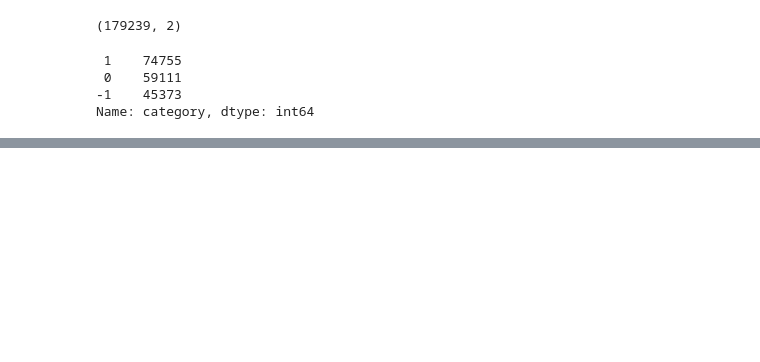
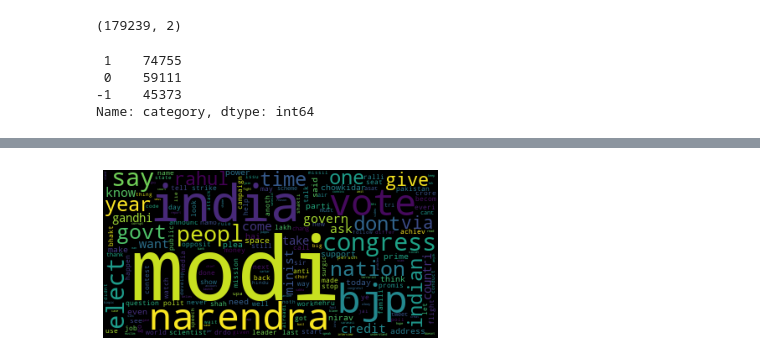
Before and after one commit to beta996/Twitter-Sentiment-Analysis, a Jupyter notebook: MLproject1.ipynb, the cells around one changed output, grey strips where cells are left out. Drawn from its saved outputs; the diff is of its cells as text; code cells hidden in the pictures; blank space fills up the shorter version.

```diff
--- a/MLproject1.ipynb
+++ b/MLproject1.ipynb
@@ -159,0 +207,5 @@ See the caveats in the documentation: https://pandas.pydata.org/pandas-docs/stab
+# %%
+# for neutral
+draw_clouds(preprocessed[preprocessed['category']==0]['text'])
+# %% [output]
+[figure, added]
```
Also changed, not shown: parts of 22 cells of this notebook.
